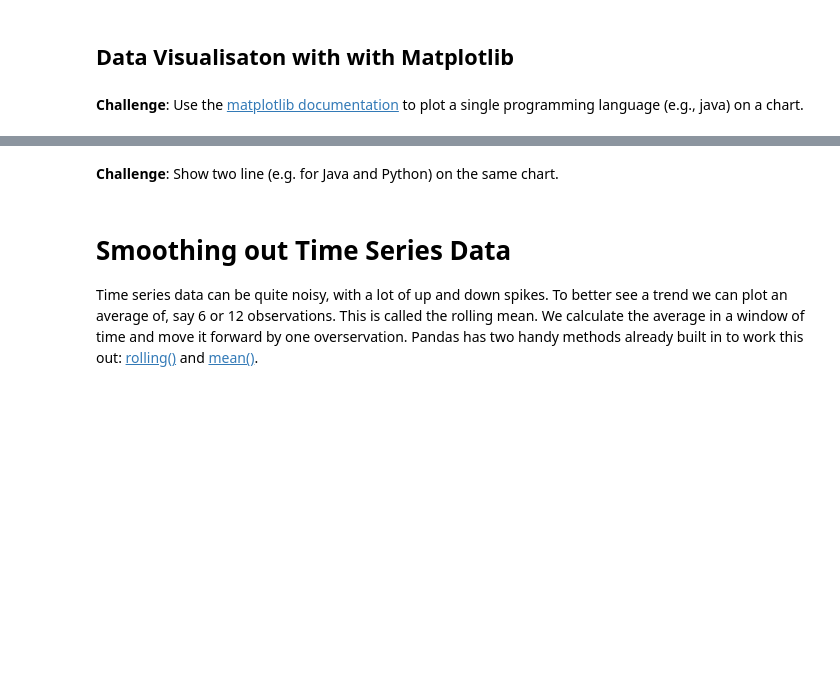
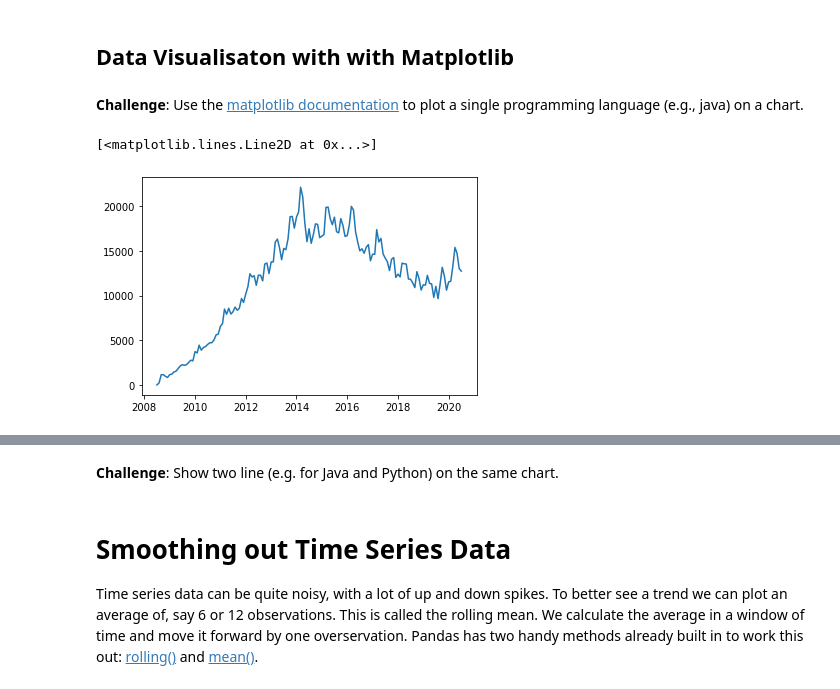
Before and after one commit to dmytro-iovenko/python-100-days-of-code, a Jupyter notebook: 72-data-visualization-matplotlib/Programming_Languages.ipynb, the cells around one changed output, grey strips where cells are left out. Drawn from its saved outputs; the diff is of its cells as text; code cells hidden in the pictures; blank space fills up the shorter version.

Commit message:
data visualisation with matplotlib

```diff
--- a/72-data-visualization-matplotlib/Programming_Languages.ipynb
+++ b/72-data-visualization-matplotlib/Programming_Languages.ipynb
@@ -195,3 +196,8 @@ False
 ## Data Visualisaton with with Matplotlib
 # %% [markdown]
 **Challenge**: Use the [matplotlib documentation](https://matplotlib.org/3.2.1/api/_as_gen/matplotlib.pyplot.plot.html#matplotlib.pyplot.plot) to plot a single programming language (e.g., java) on a chart.
+# %%
+plt.plot(reshaped_df.index, reshaped_df.java)
+# %% [output]
+[<matplotlib.lines.Line2D at 0x...>]
+[figure, added]
```
Also changed, not shown: parts of 3 cells of this notebook.
